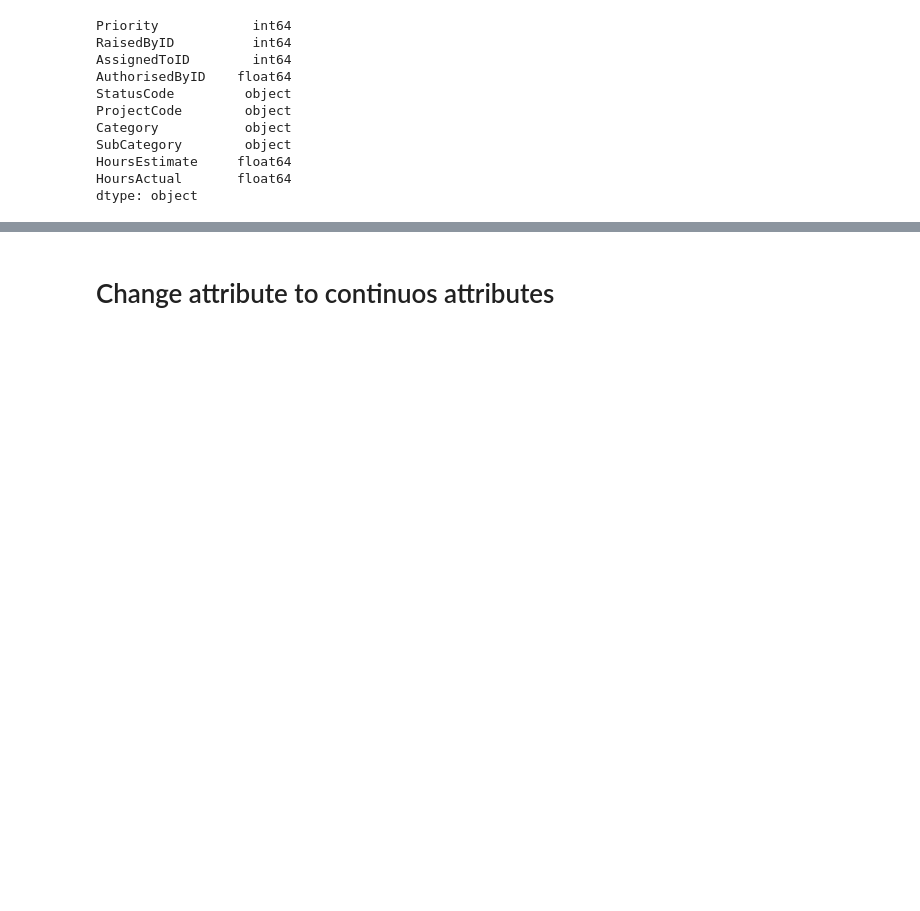
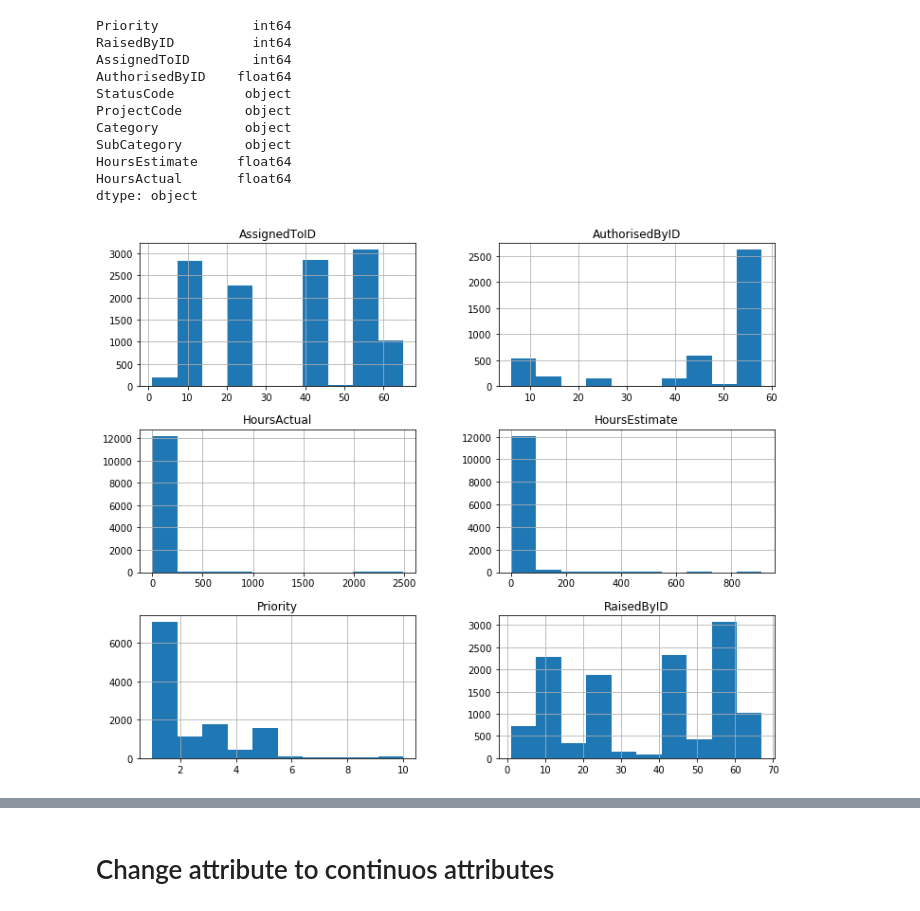
Before and after one commit to orlevit/EffortEstimation, a Jupyter notebook: notebooks/DataExploration.ipynb, the cells around one changed output, grey strips where cells are left out. Saved outputs shown, nothing was run; the diff lists cells and outputs as text; code cells hidden in the pictures; blank space fills up the shorter version.

```diff
--- a/notebooks/DataExploration.ipynb
+++ b/notebooks/DataExploration.ipynb
@@ -58,3 +78,8 @@ SubCategory        object
 HoursEstimate     float64
 HoursActual       float64
 dtype: object
+# %%
+relevent_data.hist(figsize = (12,10))
+plt.show()
+# %% [output]
+[figure, added]
```
Also changed, not shown: parts of 12 cells of this notebook, 1 other file.
